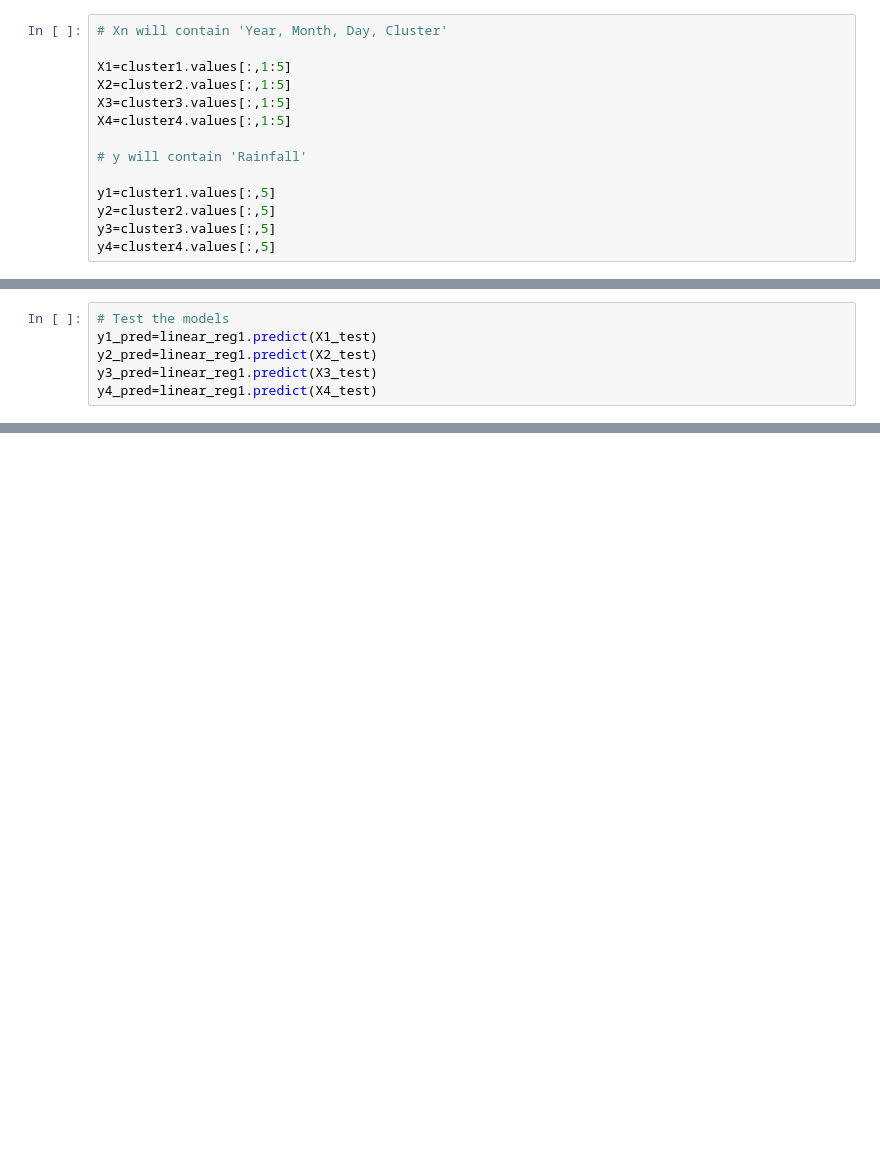
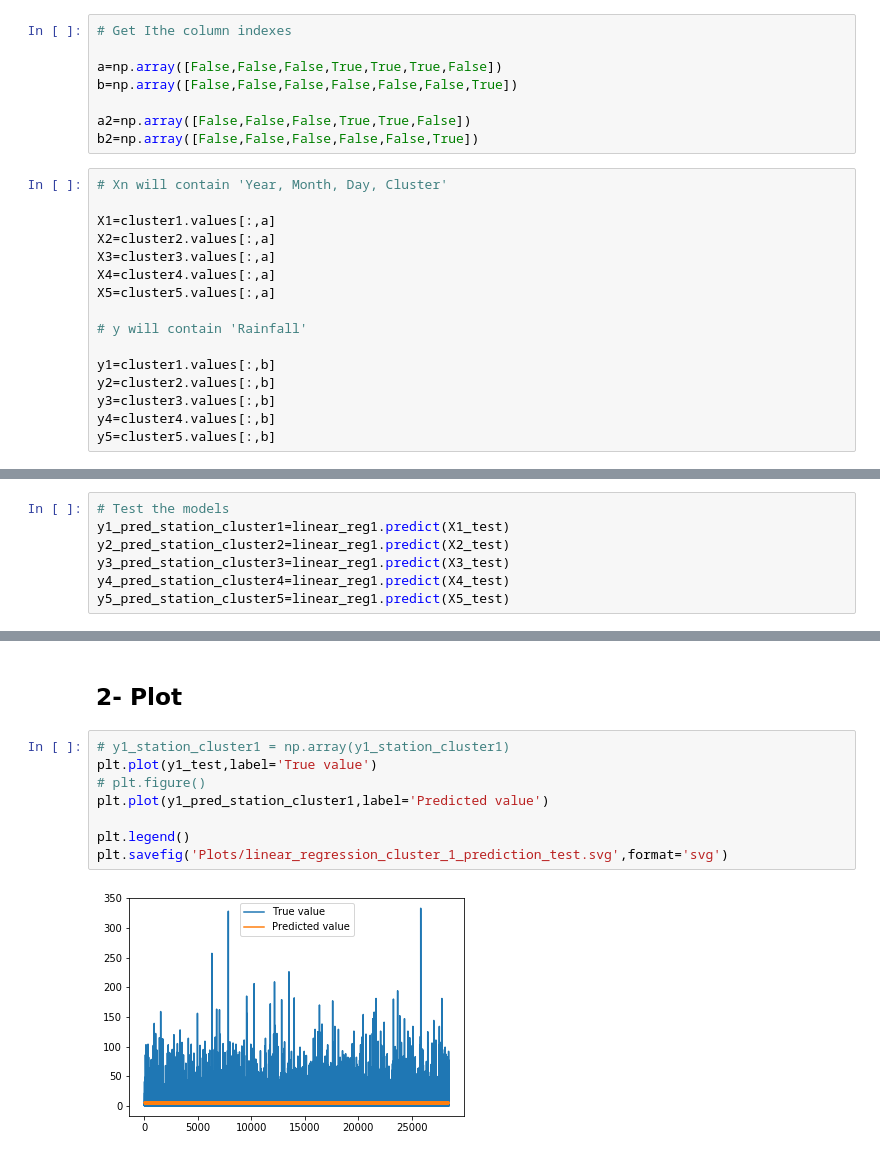
Before and after one commit to AmrKhalifa/Modeling-rainfall-data-in-Bangladesh, a Jupyter notebook: models/Model_1_Linear_Regression.ipynb, the cells around one changed output, grey strips where cells are left out. Saved outputs shown, nothing was run; the diff lists cells and outputs as text; blank space fills up the shorter version.

```diff
--- a/models/Model_1_Linear_Regression.ipynb
+++ b/models/Model_1_Linear_Regression.ipynb
@@ -14,17 +17,27 @@ cluster4=pd.read_csv('../clustered_data/cluster4_v2.csv')
+# %%
+# Get Ithe column indexes
+
+a=np.array([False,False,False,True,True,True,False])
+b=np.array([False,False,False,False,False,False,True])
+
+a2=np.array([False,False,False,True,True,False])
+b2=np.array([False,False,False,False,False,True])
 # %%
 # Xn will contain 'Year, Month, Day, Cluster'
 
-X1=cluster1.values[:,1:5]
-X2=cluster2.values[:,1:5]
-X3=cluster3.values[:,1:5]
-X4=cluster4.values[:,1:5]
+X1=cluster1.values[:,a]
+X2=cluster2.values[:,a]
+X3=cluster3.values[:,a]
+X4=cluster4.values[:,a]
+X5=cluster5.values[:,a]
 
 # y will contain 'Rainfall'
 
-y1=cluster1.values[:,5]
-y2=cluster2.values[:,5]
-y3=cluster3.values[:,5]
-y4=cluster4.values[:,5]
+y1=cluster1.values[:,b]
+y2=cluster2.values[:,b]
+y3=cluster3.values[:,b]
+y4=cluster4.values[:,b]
+y5=cluster5.values[:,b]
 # %%
 # Define linear model for every cluster
 
@@ -53,6 +118,7 @@ LinearRegression(copy_X=True, fit_intercept=True, n_jobs=1, normalize=False)
 # %%
 # Test the models
-y1_pred=linear_reg1.predict(X1_test)
-y2_pred=linear_reg1.predict(X2_test)
-y3_pred=linear_reg1.predict(X3_test)
-y4_pred=linear_reg1.predict(X4_test)
+y1_pred_station_cluster1=linear_reg1.predict(X1_test)
+y2_pred_station_cluster2=linear_reg1.predict(X2_test)
+y3_pred_station_cluster3=linear_reg1.predict(X3_test)
+y4_pred_station_cluster4=linear_reg1.predict(X4_test)
+y5_pred_station_cluster5=linear_reg1.predict(X5_test)
@@ -74,0 +173,12 @@ Error 4 19.894270775037647
+# %% [markdown]
+## 2- Plot
+# %%
+# y1_station_cluster1 = np.array(y1_station_cluster1)
+plt.plot(y1_test,label='True value')
+# plt.figure()
+plt.plot(y1_pred_station_cluster1,label='Predicted value')
+
+plt.legend()
+plt.savefig('Plots/linear_regression_cluster_1_prediction_test.svg',format='svg')
+# %% [output]
+[figure, added]
```
Also changed, not shown: parts of 22 cells of this notebook, 41 other files.
